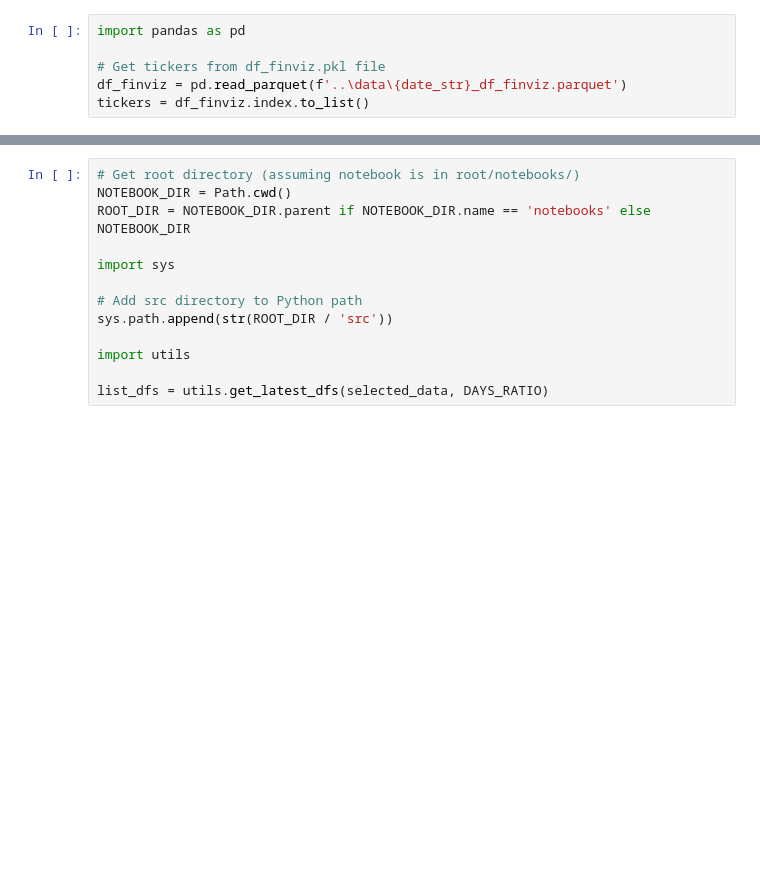
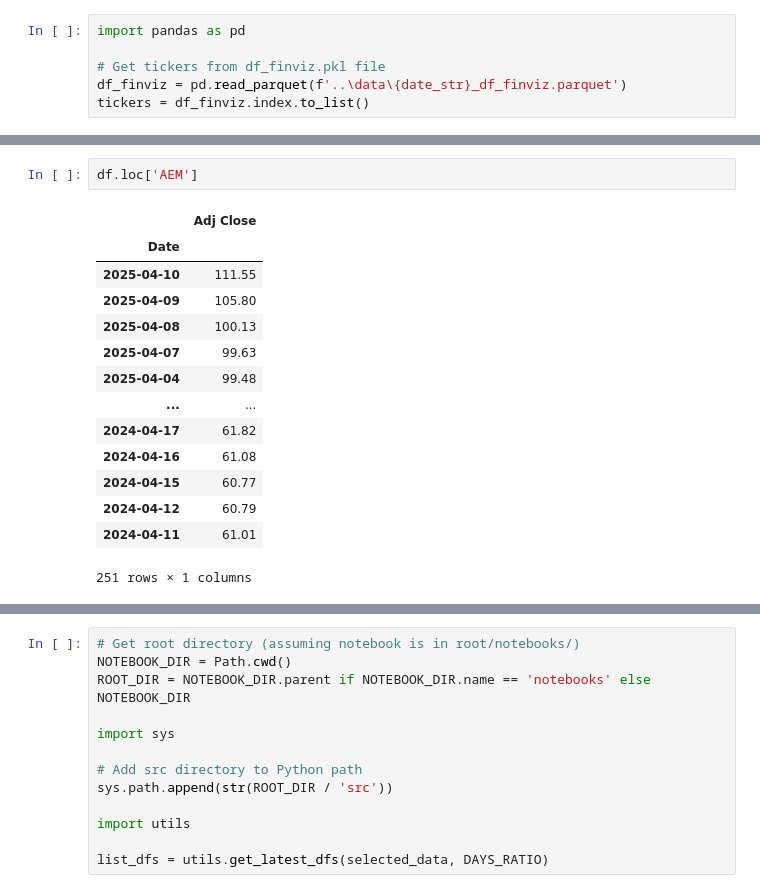
Before and after one commit to pympk/py311, a Jupyter notebook: stocks/notebooks/py3_calc_perf_ratios_v10.ipynb, the cells around one changed output, grey strips where cells are left out. Cells and saved outputs as stored; diff of their text form; blank space fills up the shorter version.

```diff
--- a/stocks/notebooks/py3_calc_perf_ratios_v10.ipynb
+++ b/stocks/notebooks/py3_calc_perf_ratios_v10.ipynb
@@ -108,6 +108,23 @@ Data columns (total 1 columns):
  0   Adj Close  386038 non-null  float64
 dtypes: float64(1)
 memory usage: 4.5+ MB
+# %%
+df.loc['AEM']
+# %% [output]
+|  | Adj Close |
+| Date |  |
+| 2025-04-10 | 111.55 |
+| 2025-04-09 | 105.80 |
+| 2025-04-08 | 100.13 |
+| 2025-04-07 | 99.63 |
+| 2025-04-04 | 99.48 |
+| ... | ... |
+| 2024-04-17 | 61.82 |
+| 2024-04-16 | 61.08 |
+| 2024-04-15 | 60.77 |
+| 2024-04-12 | 60.79 |
+| 2024-04-11 | 61.01 |
+251 rows × 1 columns
 # %%
 import pandas as pd
 
```
Also changed, not shown: parts of 13 cells of this notebook, 19 other files.
